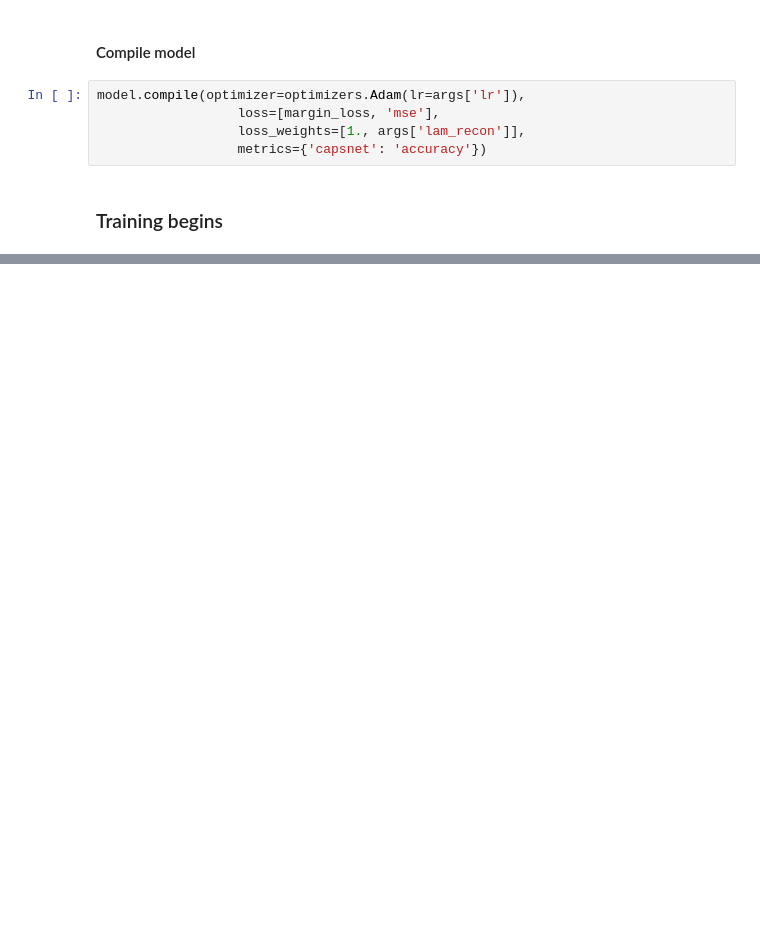
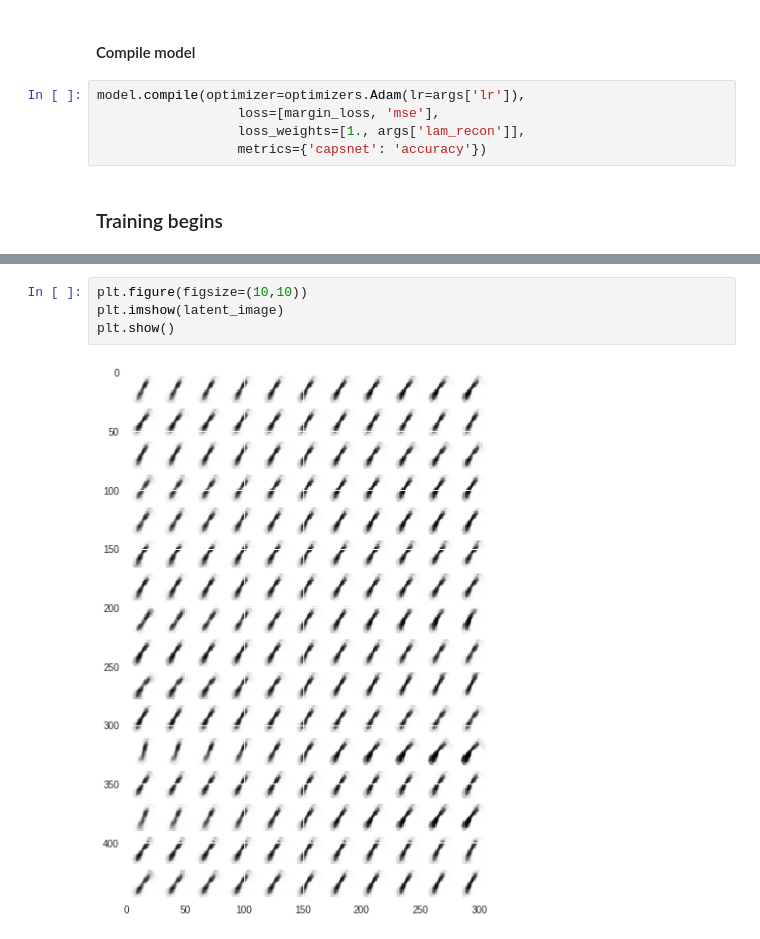
Before and after one commit to im-ant/Capsules-Guys, a Jupyter notebook: CapNet_core/CapsuleNet.ipynb, the cells around one changed output, grey strips where cells are left out. Cells and saved outputs as stored; diff of their text form; blank space fills up the shorter version.

```diff
--- a/CapNet_core/CapsuleNet.ipynb
+++ b/CapNet_core/CapsuleNet.ipynb
@@ -306,0 +343,6 @@ KeyboardInterrupt:
+# %%
+plt.figure(figsize=(10,10))
+plt.imshow(latent_image)
+plt.show()
+# %% [output]
+[figure, added]
```
Also changed, not shown: parts of 8 cells of this notebook.
